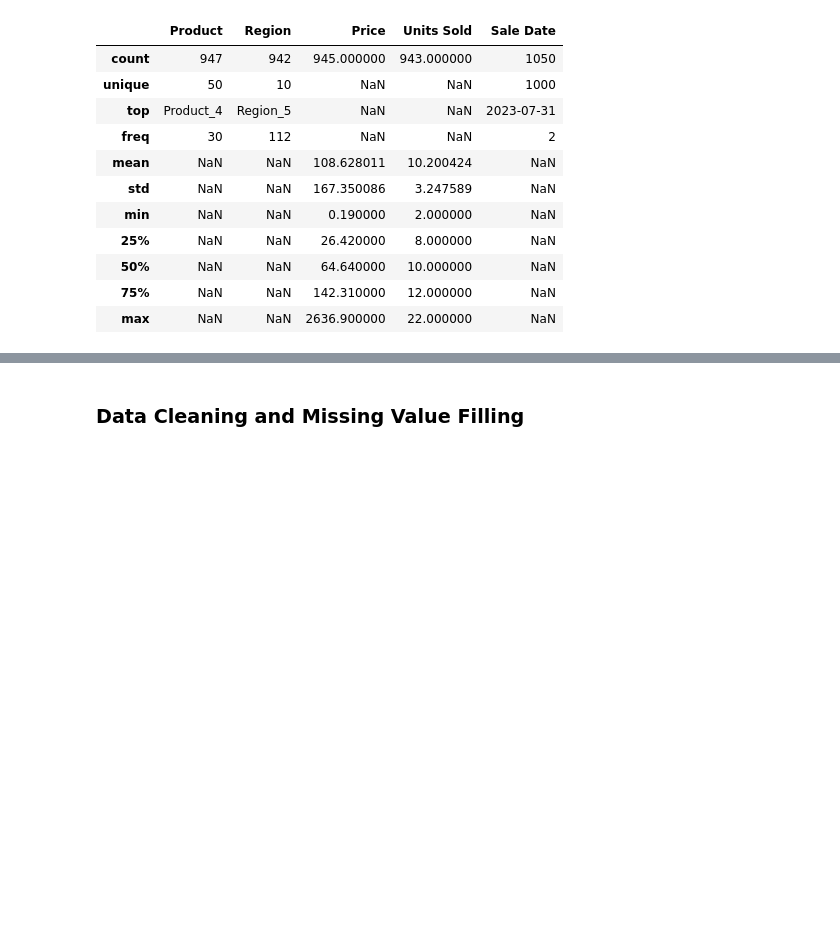
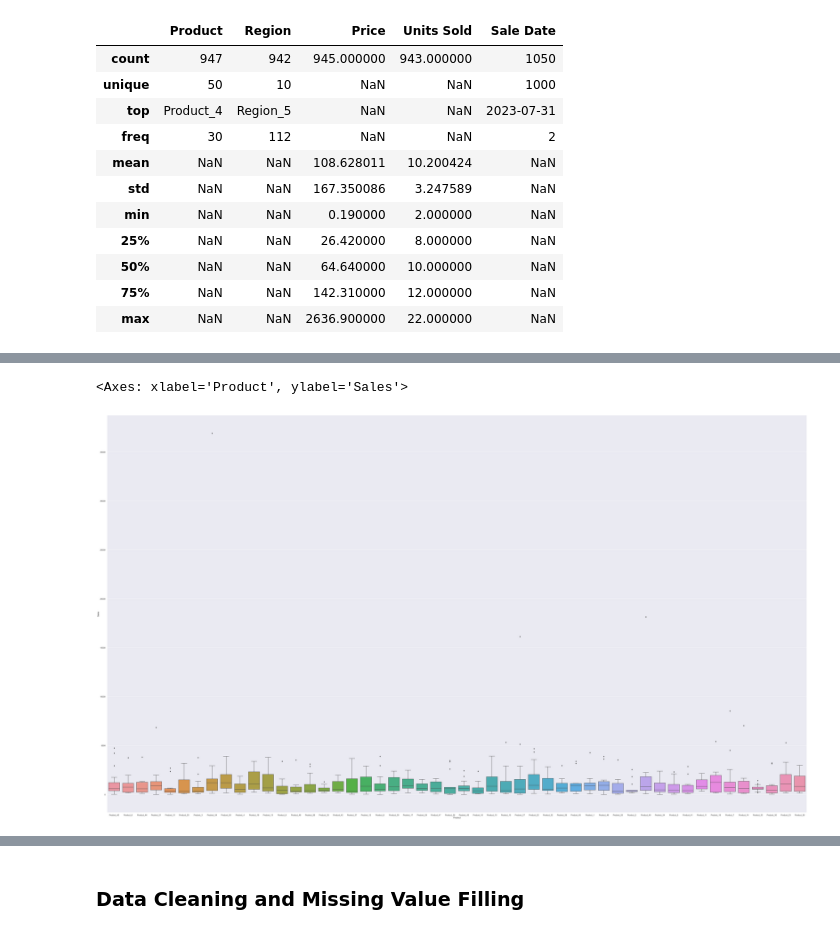
Before and after one commit to JinL-Zhang/Schulich_MBAN-6110-Data_Science-, a Jupyter notebook: A1/EDA_and_data_cleaning.ipynb, the cells around one changed output, grey strips where cells are left out. Saved outputs shown, nothing was run; the diff lists cells and outputs as text; code cells hidden in the pictures; blank space fills up the shorter version.

```diff
--- a/A1/EDA_and_data_cleaning.ipynb
+++ b/A1/EDA_and_data_cleaning.ipynb
@@ -53,0 +136,4 @@ df.describe(include='all')
+# %%
+# add a new column, sales, to the dataset
+df_no_missing['Sales'] = df_no_missing['Price'] * df_no_missing['Units Sold']
+df_no_missing
@@ -53,0 +159,7 @@ df.describe(include='all')
+# %%
+# Plot the box diagram to see outlier
+sns.set(rc={'figure.figsize':(70,40)})
+sns.boxplot(data = df_no_missing,x='Product',y='Sales')
+# %% [output]
+<Axes: xlabel='Product', ylabel='Sales'>
+[figure, added]
```
Also changed, not shown: parts of 32 cells of this notebook.
